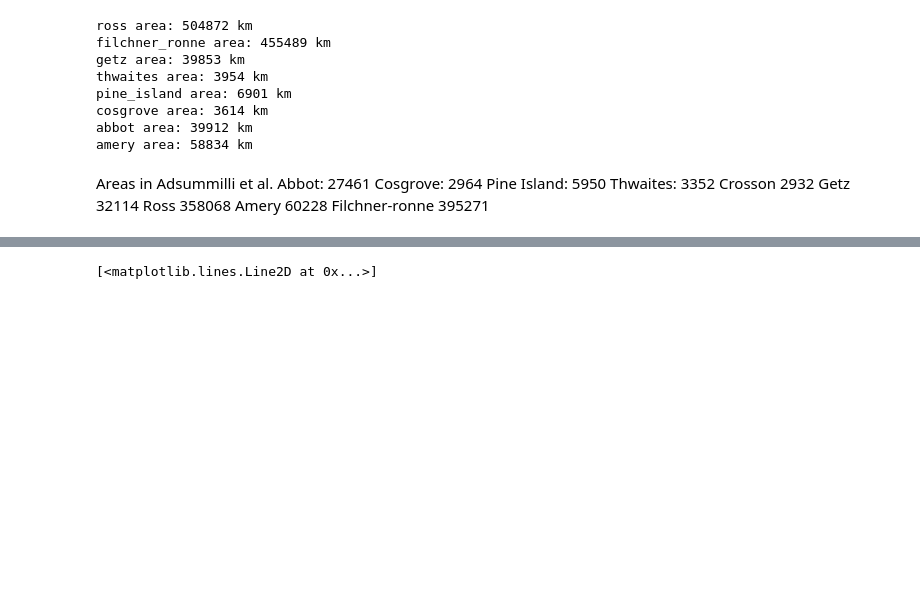
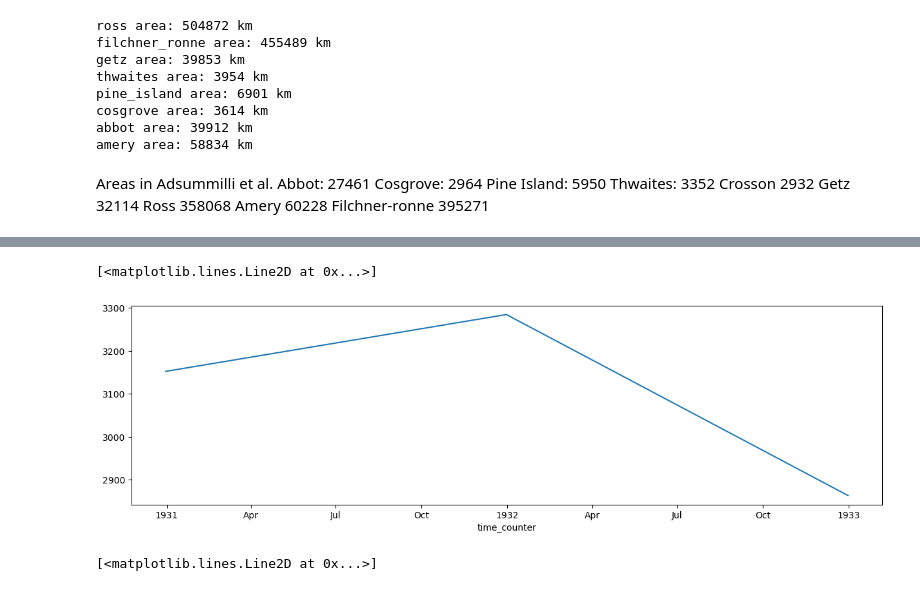
Before and after one commit to brogalla/analysis-birgal, a Jupyter notebook: nemo_config_setup/climate-experiments/melt-rates.ipynb, the cells around one changed output, grey strips where cells are left out. Cells and saved outputs as stored; diff of their text form; code cells hidden in the pictures; blank space fills up the shorter version.

```diff
--- a/nemo_config_setup/climate-experiments/melt-rates.ipynb
+++ b/nemo_config_setup/climate-experiments/melt-rates.ipynb
@@ -172,0 +180,5 @@ Filchner-ronne	395271
+# %%
+annual_EAnt_melt_cesm2.isel(x_grid_T=slice(1000,1400)).sum(dim=['x_grid_T','y_grid_T']).plot(figsize=(15,4))
+# %% [output]
+[<matplotlib.lines.Line2D at 0x...>]
+[figure, added]
```
Also changed, not shown: parts of 12 cells of this notebook, 1 other file.
